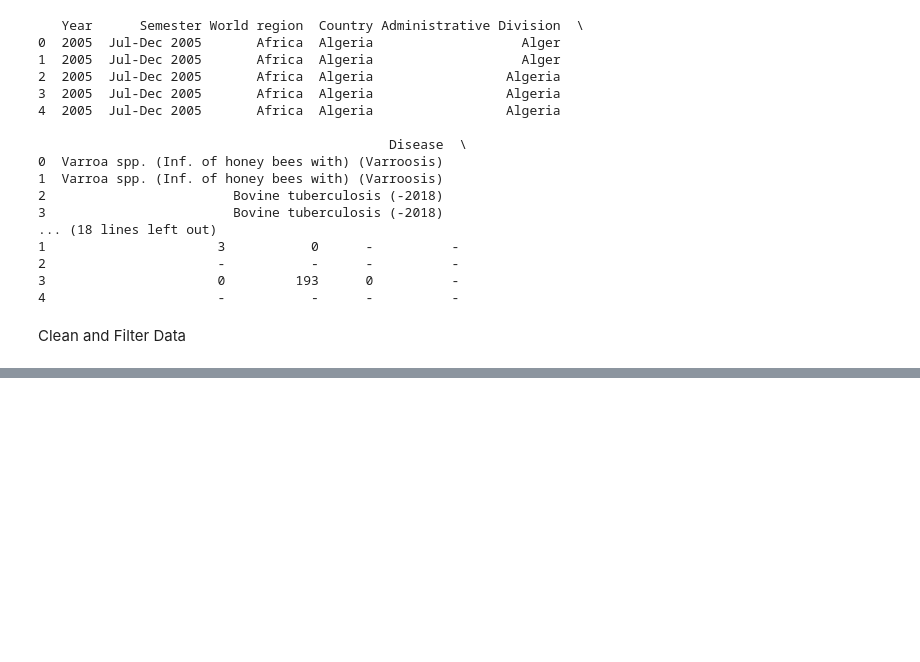
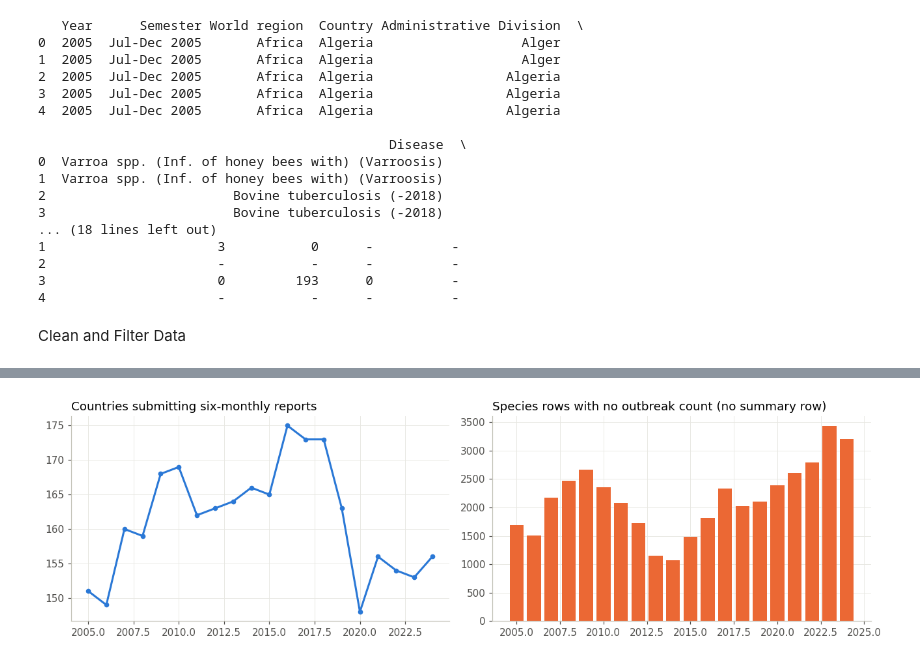
Before and after one commit to gab4i3l/WAHIS-datathon, a Jupyter notebook: script.ipynb, the cells around one changed output, grey strips where cells are left out. Cells and saved outputs as stored; diff of their text form; code cells hidden in the pictures; blank space fills up the shorter version.

```diff
--- a/script.ipynb
+++ b/script.ipynb
@@ -92,0 +117,19 @@ Added 82,775 synthetic summary rows. New total: 710,495
+# %%
+# Outbreak table: one row per group. Use the "Both" summary row if present, else sum the Domestic/Wild summary rows
+summ = smr[smr["Species"].isna()]
+both = summ[summ["Animal Category"] == "Both animal categories"][group_cols + ["New outbreaks"]]
+by_cat = (summ[summ["Animal Category"] != "Both animal categories"]
+          .groupby(group_cols, dropna=False)["New outbreaks"].sum().reset_index())
+by_cat = by_cat.merge(both[group_cols].drop_duplicates(), on=group_cols, how="left", indicator=True)
+by_cat = by_cat[by_cat["_merge"] == "left_only"].drop(columns="_merge")
+
+outbreaks = pd.concat([both, by_cat], ignore_index=True)
+outbreaks["Half"] = np.where(outbreaks["Semester"].str.startswith("Jan"), "Jan-Jun", "Jul-Dec")
+print(f"{len(outbreaks):,} groups, {outbreaks['New outbreaks'].sum():,.0f} outbreaks")
+
+# Presence: (Year, Country, Disease) where the disease was reported with >0 outbreaks or >0 cases.
+# More robust than outbreak counts across the 2020 reporting change.
+presence = pd.concat([
+    outbreaks.loc[outbreaks["New outbreaks"] > 0, ["Year", "Country", "Disease"]],
+    species_rows.loc[species_rows["Cases"] > 0, ["Year", "Country", "Disease"]],
+]).drop_duplicates()
@@ -92,0 +141,14 @@ Added 82,775 synthetic summary rows. New total: 710,495
+# %%
+countries_per_year = smr.groupby("Year")["Country"].nunique()
+no_count = species_rows[species_rows["New outbreaks"].isna()]
+no_count = no_count.merge(summ[group_cols].drop_duplicates(), on=group_cols, how="left", indicator=True)
+no_count_per_year = no_count[no_count["_merge"] == "left_only"].groupby("Year").size()
+
+fig, axes = plt.subplots(1, 2, figsize=(12, 3.6))
+axes[0].plot(countries_per_year.index, countries_per_year.values, marker="o", ms=4)
+axes[0].set_title("Countries submitting six-monthly reports", loc="left")
+axes[1].bar(no_count_per_year.index, no_count_per_year.values, color=PALETTE[1], width=0.8)
+axes[1].set_title("Species rows with no outbreak count (no summary row)", loc="left")
+plt.tight_layout(); plt.show()
+# %% [output]
+[figure, added]
```
Also changed, not shown: parts of 15 cells of this notebook.
